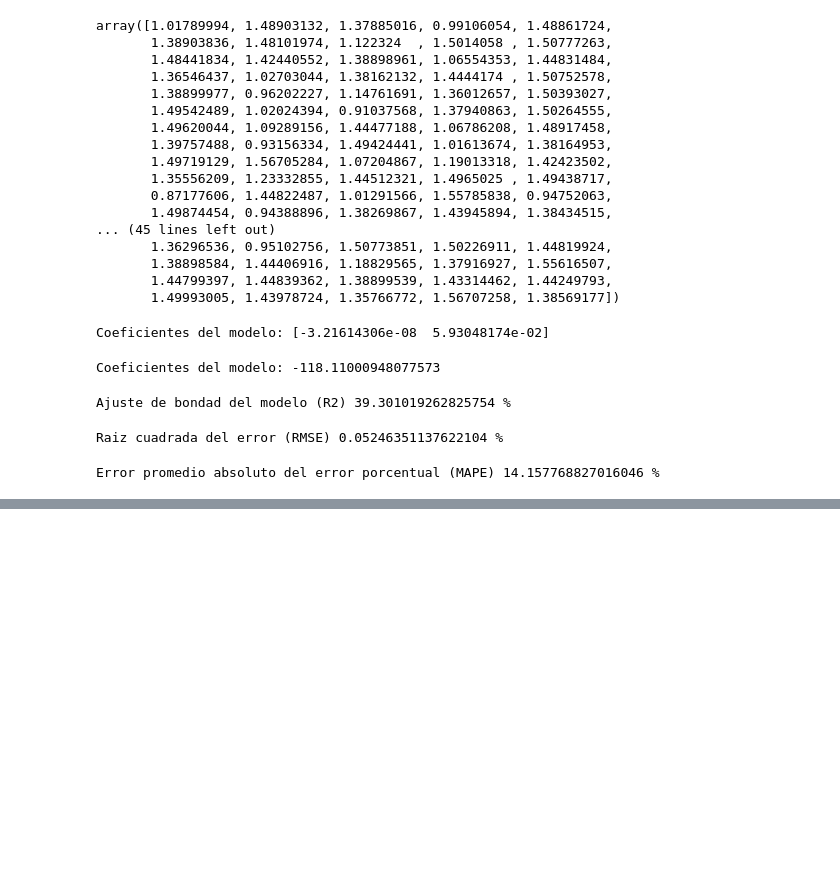
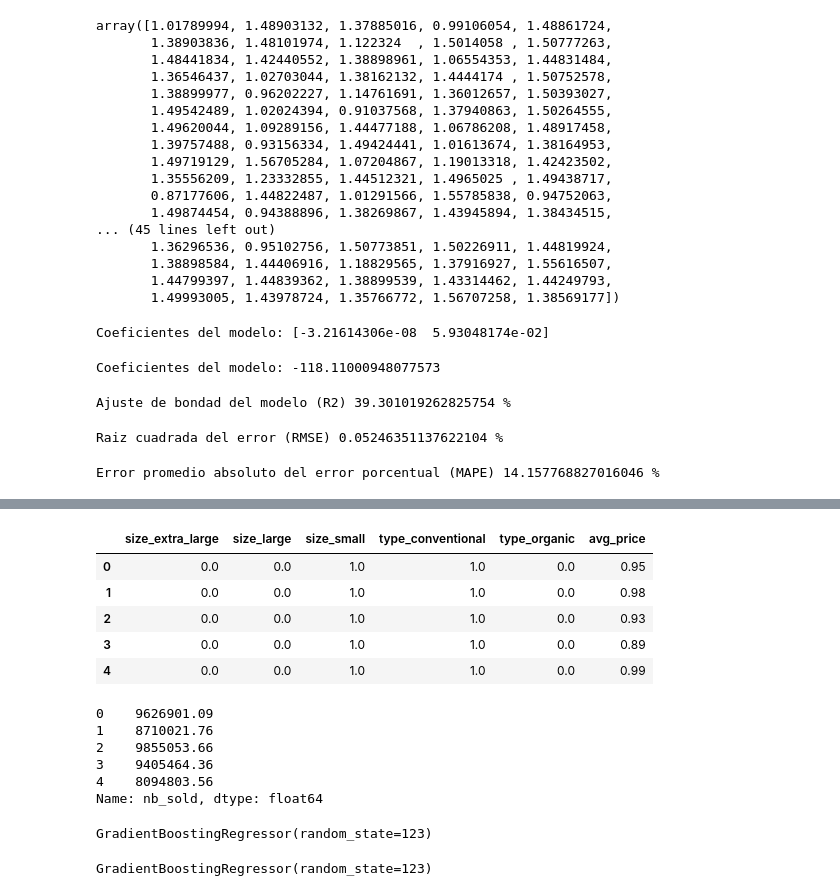
Before and after one commit to eeescamillar/cursolibertadorespython, a Jupyter notebook: cuaderno.ipynb, the cells around one changed output, grey strips where cells are left out. Drawn from its saved outputs; the diff is of its cells as text; code cells hidden in the pictures; blank space fills up the shorter version.

```diff
--- a/cuaderno.ipynb
+++ b/cuaderno.ipynb
@@ -1814,0 +1978,5 @@ Error promedio absoluto del error porcentual (MAPE) 14.157768827016046 %
+# %%
+tamald = pd.get_dummies(aguacate[['size','type']], dtype = float)
+
+dw = aguacate[['nb_sold','avg_price']]
+tamald.head()
@@ -1814,0 +1990,23 @@ Error promedio absoluto del error porcentual (MAPE) 14.157768827016046 %
+# %%
+dz = pd.concat([tamald,dw], axis = 1)
+# %%
+x = dz.drop('nb_sold', axis = 1)
+y = dz.nb_sold
+# %%
+x.head()
+# %% [output]
+|  | size_extra_large | size_large | size_small | type_conventional | type_organic | avg_price |
+| 0 | 0.0 | 0.0 | 1.0 | 1.0 | 0.0 | 0.95 |
+| 1 | 0.0 | 0.0 | 1.0 | 1.0 | 0.0 | 0.98 |
+| 2 | 0.0 | 0.0 | 1.0 | 1.0 | 0.0 | 0.93 |
+| 3 | 0.0 | 0.0 | 1.0 | 1.0 | 0.0 | 0.89 |
+| 4 | 0.0 | 0.0 | 1.0 | 1.0 | 0.0 | 0.99 |
+# %%
+y.head()
+# %% [output]
+0    9626901.09
+1    8710021.76
+2    9855053.66
+3    9405464.36
+4    8094803.56
+Name: nb_sold, dtype: float64
@@ -1814,0 +2016,11 @@ Error promedio absoluto del error porcentual (MAPE) 14.157768827016046 %
+# %%
+from sklearn.ensemble import GradientBoostingRegressor
+
+modelo_gb = GradientBoostingRegressor(random_state = 123)
+print(modelo_gb)
+# %% [output]
+GradientBoostingRegressor(random_state=123)
+# %%
+modelo_gb.fit(x_train, y_train)
+# %% [output]
+GradientBoostingRegressor(random_state=123)
```
Also changed, not shown: parts of 48 cells of this notebook.
